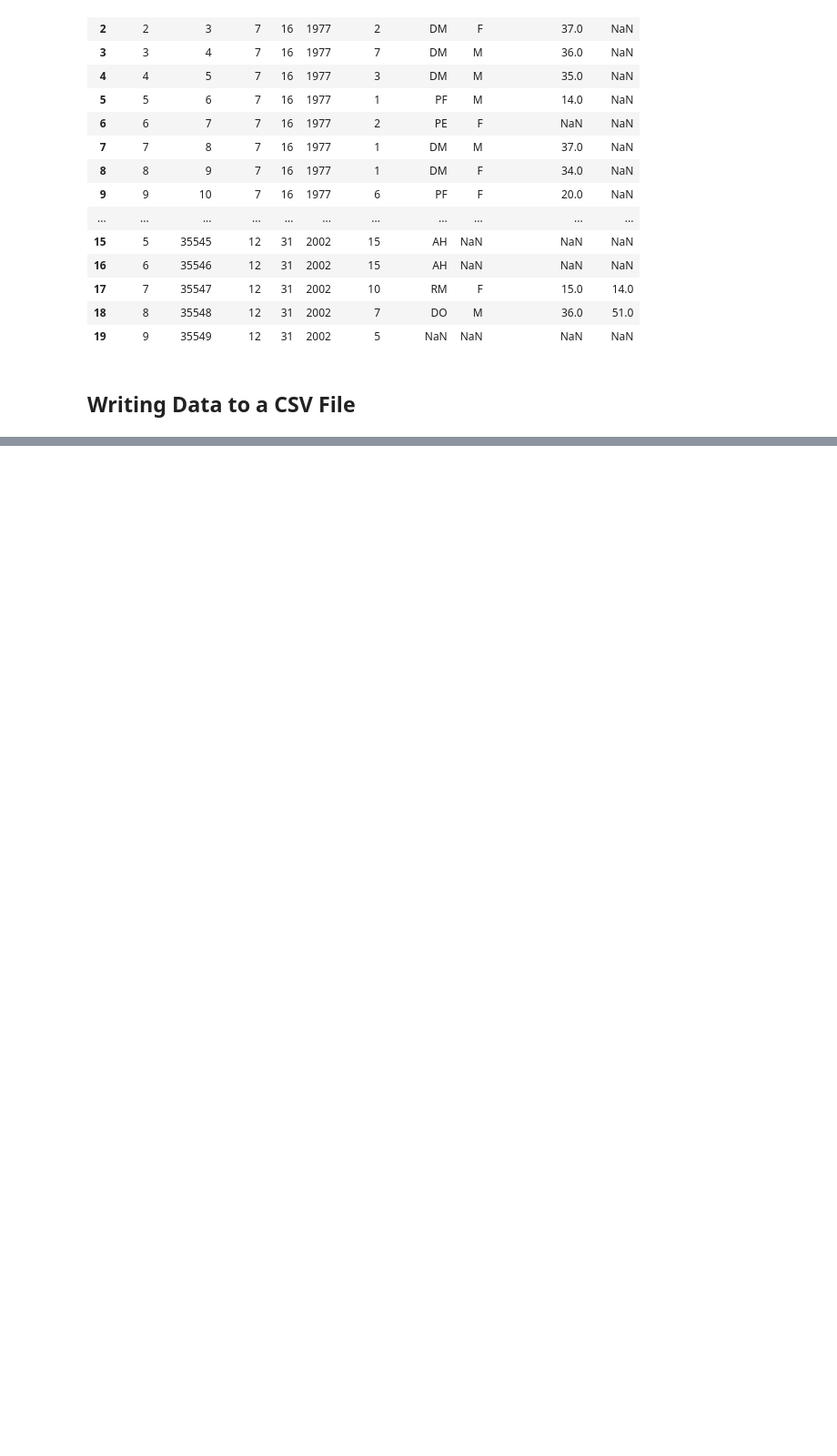
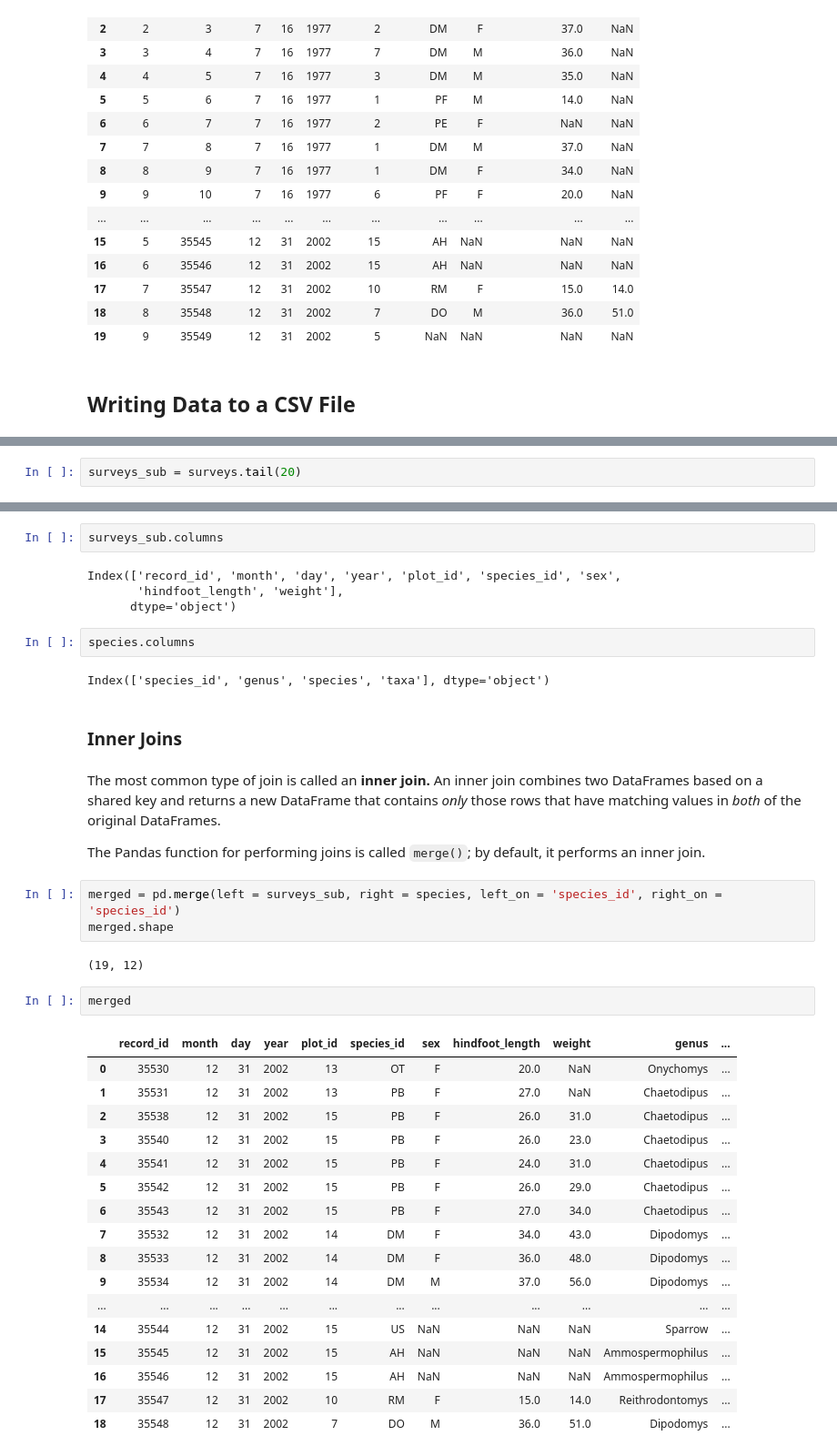
Before and after one commit to arthur-e/swc-workshop, a Jupyter notebook: python-ecology/Python-Intro-Ecology.ipynb, the cells around one changed output, grey strips where cells are left out. Shown at 91% size. Cells and saved outputs as stored; diff of their text form; blank space fills up the shorter version.

Commit message:
Updated Python lesson; added material on joins

```diff
--- a/python-ecology/Python-Intro-Ecology.ipynb
+++ b/python-ecology/Python-Intro-Ecology.ipynb
@@ -1106,0 +1121,2 @@ vertical_stack.reset_index()
+# %%
+surveys_sub = surveys.tail(20)
@@ -1106,0 +1127,41 @@ vertical_stack.reset_index()
+# %%
+surveys_sub.columns
+# %% [output]
+Index(['record_id', 'month', 'day', 'year', 'plot_id', 'species_id', 'sex',
+       'hindfoot_length', 'weight'],
+      dtype='object')
+# %%
+species.columns
+# %% [output]
+Index(['species_id', 'genus', 'species', 'taxa'], dtype='object')
+# %% [markdown]
+### Inner Joins
+# %% [markdown]
+The most common type of join is called an **inner join.** An inner join combines two DataFrames based on a shared key and returns a new DataFrame that contains *only* those rows that have matching values in *both* of the original DataFrames.
+
+The Pandas function for performing joins is called `merge()`; by default, it performs an inner join.
+# %%
+merged = pd.merge(left = surveys_sub, right = species, left_on = 'species_id', right_on = 'species_id')
+merged.shape
+# %% [output]
+(19, 12)
+# %%
+merged
+# %% [output]
+|  | record_id | month | day | year | plot_id | species_id | sex | hindfoot_length | weight | genus | ... |
+| 0 | 35530 | 12 | 31 | 2002 | 13 | OT | F | 20.0 | NaN | Onychomys | ... |
+| 1 | 35531 | 12 | 31 | 2002 | 13 | PB | F | 27.0 | NaN | Chaetodipus | ... |
+| 2 | 35538 | 12 | 31 | 2002 | 15 | PB | F | 26.0 | 31.0 | Chaetodipus | ... |
+| 3 | 35540 | 12 | 31 | 2002 | 15 | PB | F | 26.0 | 23.0 | Chaetodipus | ... |
+| 4 | 35541 | 12 | 31 | 2002 | 15 | PB | F | 24.0 | 31.0 | Chaetodipus | ... |
+| 5 | 35542 | 12 | 31 | 2002 | 15 | PB | F | 26.0 | 29.0 | Chaetodipus | ... |
+| 6 | 35543 | 12 | 31 | 2002 | 15 | PB | F | 27.0 | 34.0 | Chaetodipus | ... |
+| 7 | 35532 | 12 | 31 | 2002 | 14 | DM | F | 34.0 | 43.0 | Dipodomys | ... |
+| 8 | 35533 | 12 | 31 | 2002 | 14 | DM | F | 36.0 | 48.0 | Dipodomys | ... |
+| 9 | 35534 | 12 | 31 | 2002 | 14 | DM | M | 37.0 | 56.0 | Dipodomys | ... |
+| ... | ... | ... | ... | ... | ... | ... | ... | ... | ... | ... | ... |
+| 14 | 35544 | 12 | 31 | 2002 | 15 | US | NaN | NaN | NaN | Sparrow | ... |
+| 15 | 35545 | 12 | 31 | 2002 | 15 | AH | NaN | NaN | NaN | Ammospermophilus | ... |
+| 16 | 35546 | 12 | 31 | 2002 | 15 | AH | NaN | NaN | NaN | Ammospermophilus | ... |
+| 17 | 35547 | 12 | 31 | 2002 | 10 | RM | F | 15.0 | 14.0 | Reithrodontomys | ... |
+| 18 | 35548 | 12 | 31 | 2002 | 7 | DO | M | 36.0 | 51.0 | Dipodomys | ... |
```
Also changed, not shown: parts of 15 cells of this notebook.
